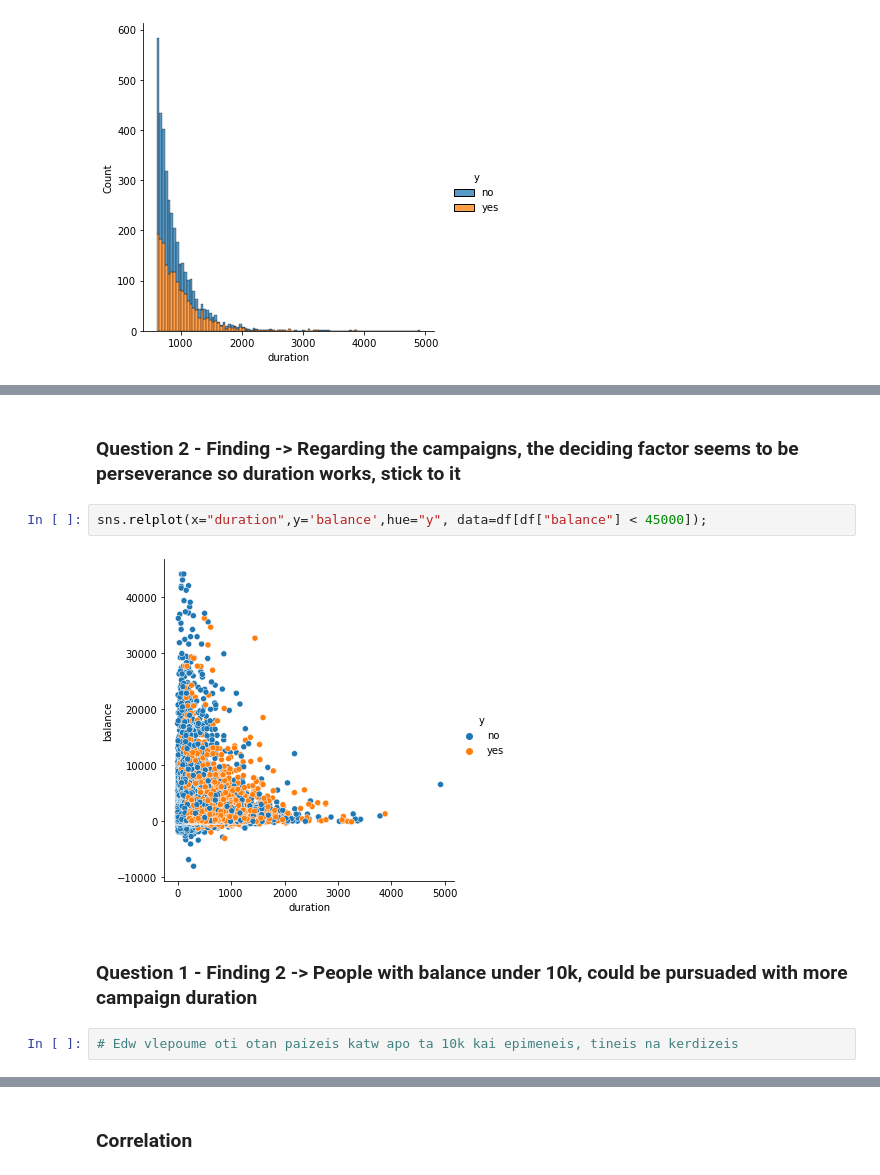
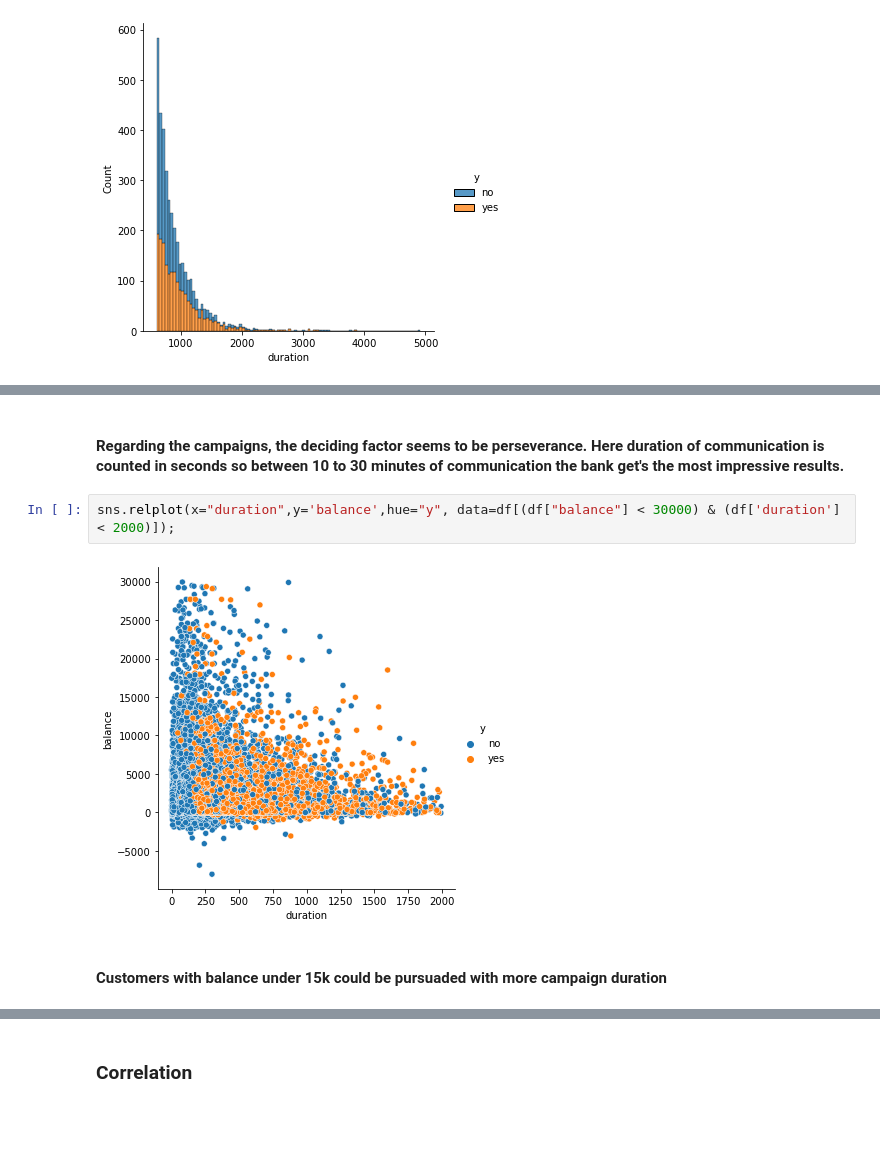
Before and after one commit to andreastgram/ds_banking, a Jupyter notebook: ds_banking.ipynb, the cells around one changed output, grey strips where cells are left out. Drawn from its saved outputs; the diff is of its cells as text; blank space fills up the shorter version.

```diff
--- a/ds_banking.ipynb
+++ b/ds_banking.ipynb
@@ -164,10 +150,8 @@ sns.displot(df[df['duration'] > 600], x='duration', hue='y', multiple='stack')
 # %% [markdown]
-### Question 2 - Finding -> Regarding the campaigns, the deciding factor seems to be perseverance so duration works, stick to it
+#### Regarding the campaigns, the deciding factor seems to be perseverance. Here duration of communication is counted in seconds so between 10 to 30 minutes of communication the bank get's the most impressive results.
 # %%
-sns.relplot(x="duration",y='balance',hue="y", data=df[df["balance"] < 45000]);
+sns.relplot(x="duration",y='balance',hue="y", data=df[(df["balance"] < 30000) & (df['duration'] < 2000)]);
 # %% [output]
-[figure, old version]
+[figure, new version]
 # %% [markdown]
-### Question 1 - Finding 2 -> People with balance under 10k, could be pursuaded with more campaign duration
+#### Customers with balance under 15k could be pursuaded with more campaign duration
-# %%
-# Edw vlepoume oti otan paizeis katw apo ta 10k kai epimeneis, tineis na kerdizeis
```
Also changed, not shown: parts of 65 cells of this notebook.
